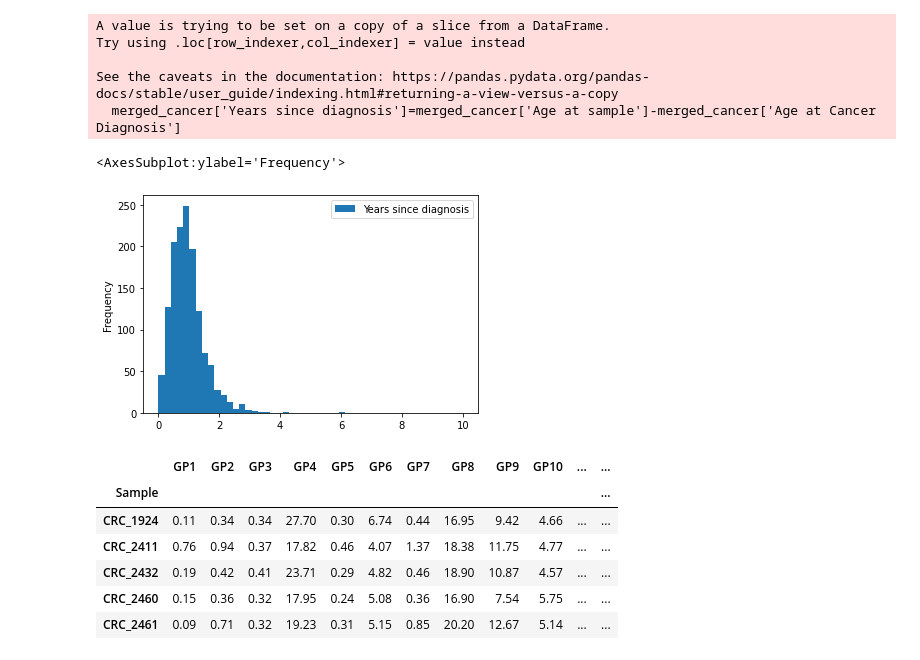
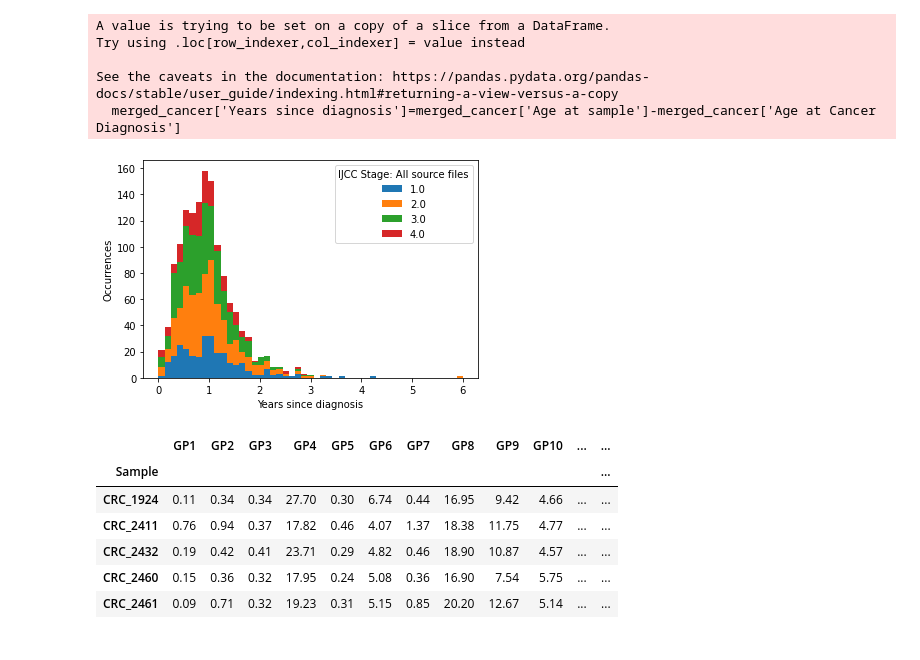
Before and after one commit to PK1617/va-patients-data, a Jupyter notebook: DataCleaner.ipynb, the cells around one changed output. Drawn from its saved outputs; the diff is of its cells as text; code cells hidden in the pictures.

```diff
--- a/DataCleaner.ipynb
+++ b/DataCleaner.ipynb
@@ -368,12 +393,15 @@ Try using .loc[row_indexer,col_indexer] = value instead
 
 See the caveats in the documentation: https://pandas.pydata.org/pandas-docs/stable/user_guide/indexing.html#returning-a-view-versus-a-copy
   merged_cancer['Years since diagnosis']=merged_cancer['Age at sample']-merged_cancer['Age at Cancer Diagnosis']
-# %%
-#Check age distribution
-merged_cancer['Years since diagnosis'].plot(kind='hist', bins=np.linspace(0,10,50), legend=True)
-# %% [output]
-<AxesSubplot:ylabel='Frequency'>
-[figure, removed]
+# %%
+fig, axs = plt.subplots()
+
+merged_cancer.pivot(columns='IJCC Stage: All source files')["Years since diagnosis"].plot(kind ='hist', bins=np.linspace(0,6,50), legend=True, stacked=True, ax=axs)
+axs.set_xlabel("Years since diagnosis")
+axs.set_ylabel("Occurrences")
+fig.savefig('Reporting/Images/Years since diagnosis_whole_preprocessing.png')
+# %% [output]
+[figure, added]
 # %%
 #Select desired columns for cleaned dataset excel, and check head
 glycans_list=["GP1","GP2","GP3","GP4","GP5","GP6","GP7","GP8","GP9","GP10","GP11","GP12",
```
Also changed, not shown: parts of 10 cells of this notebook, 18 other files.
